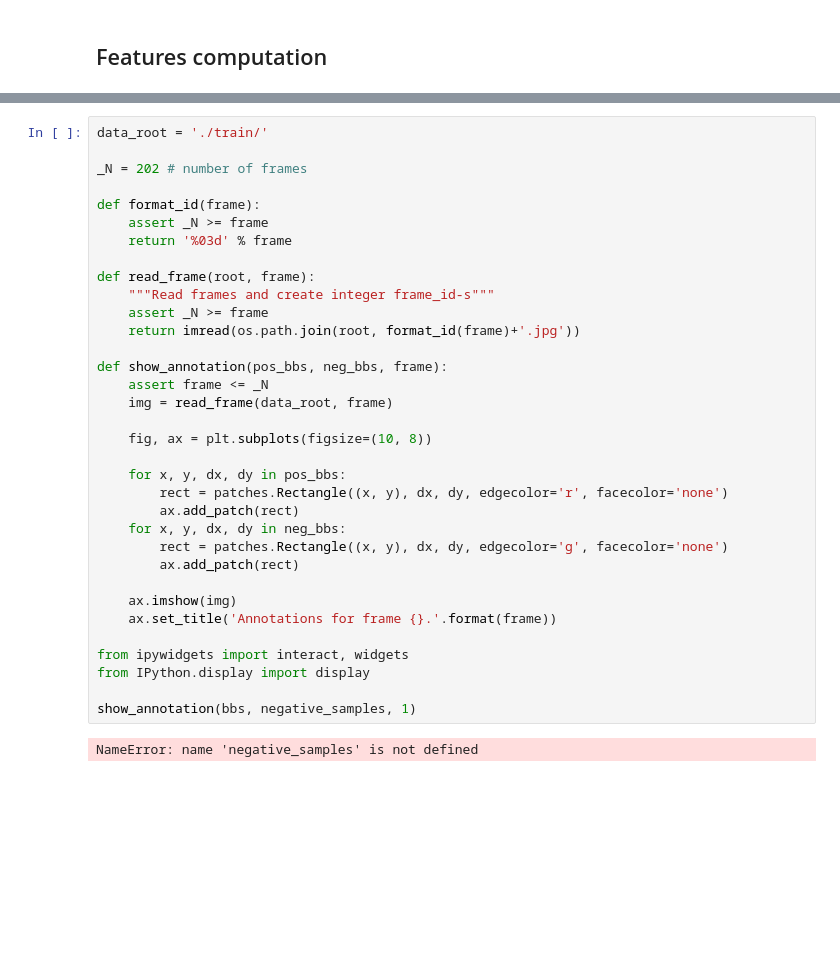
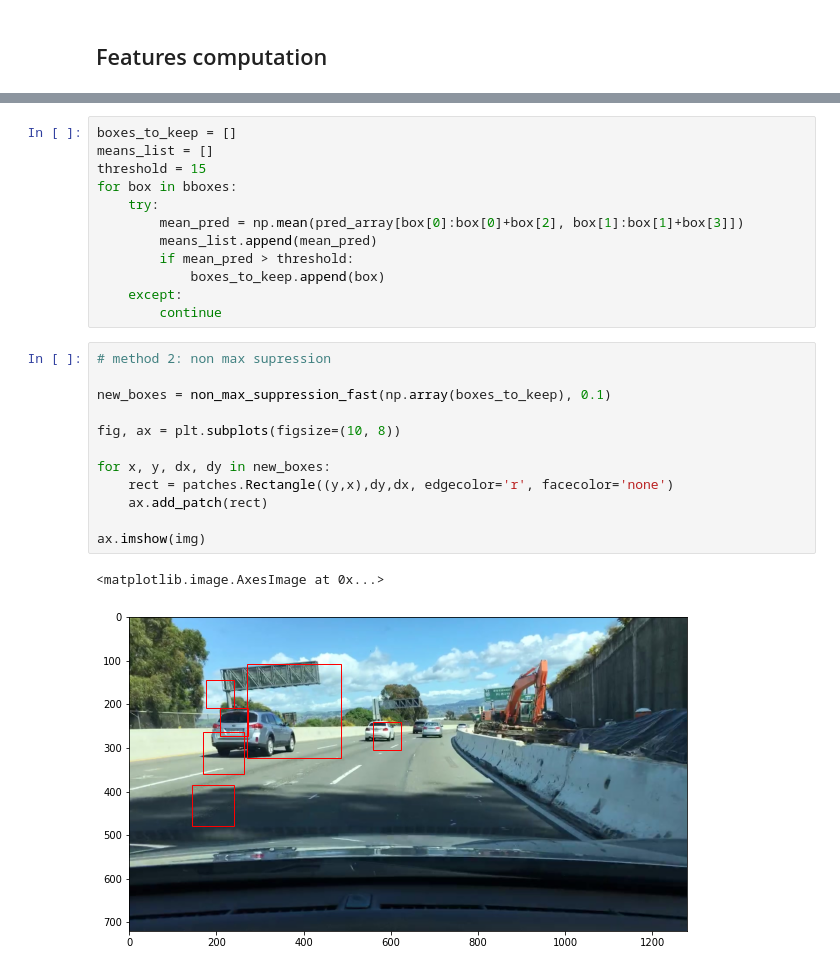
Before and after one commit to timrio/cars_detection, a Jupyter notebook: run_model.ipynb, the cells around one changed output, grey strips where cells are left out. Cells and saved outputs as stored; diff of their text form; blank space fills up the shorter version.

```diff
--- a/run_model.ipynb
+++ b/run_model.ipynb
@@ -167,36 +225,27 @@ ax.imshow(test_img)
-# %%
-data_root = './train/'
-
-_N = 202 # number of frames
-
-def format_id(frame):
-    assert _N >= frame
-    return '%03d' % frame
-
-def read_frame(root, frame):
-    """Read frames and create integer frame_id-s"""
-    assert _N >= frame
-    return imread(os.path.join(root, format_id(frame)+'.jpg'))
-
-def show_annotation(pos_bbs, neg_bbs, frame):
-    assert frame <= _N
-    img = read_frame(data_root, frame)
-
-    fig, ax = plt.subplots(figsize=(10, 8))
-
-    for x, y, dx, dy in pos_bbs:
-        rect = patches.Rectangle((x, y), dx, dy, edgecolor='r', facecolor='none')
-        ax.add_patch(rect)
-    for x, y, dx, dy in neg_bbs:
-        rect = patches.Rectangle((x, y), dx, dy, edgecolor='g', facecolor='none')
-        ax.add_patch(rect)
-
-    ax.imshow(img)
-    ax.set_title('Annotations for frame {}.'.format(frame))
-
-from ipywidgets import interact, widgets
-from IPython.display import display
-
-show_annotation(bbs, negative_samples, 1)
-# %% [output]
-NameError: name 'negative_samples' is not defined
+# %%
+boxes_to_keep = []
+means_list = []
+threshold = 15
+for box in bboxes:
+    try:
+        mean_pred = np.mean(pred_array[box[0]:box[0]+box[2], box[1]:box[1]+box[3]])
+        means_list.append(mean_pred)
+        if mean_pred > threshold:
+            boxes_to_keep.append(box)
+    except:
+        continue
+# %%
+# method 2: non max supression
+
+new_boxes = non_max_suppression_fast(np.array(boxes_to_keep), 0.1)
+
+fig, ax = plt.subplots(figsize=(10, 8))
+
+for x, y, dx, dy in new_boxes:
+    rect = patches.Rectangle((y,x),dy,dx, edgecolor='r', facecolor='none')
+    ax.add_patch(rect)
+
+ax.imshow(img)
+# %% [output]
+<matplotlib.image.AxesImage at 0x...>
+[figure, added]
```
Also changed, not shown: parts of 18 cells of this notebook, 14 other files.
